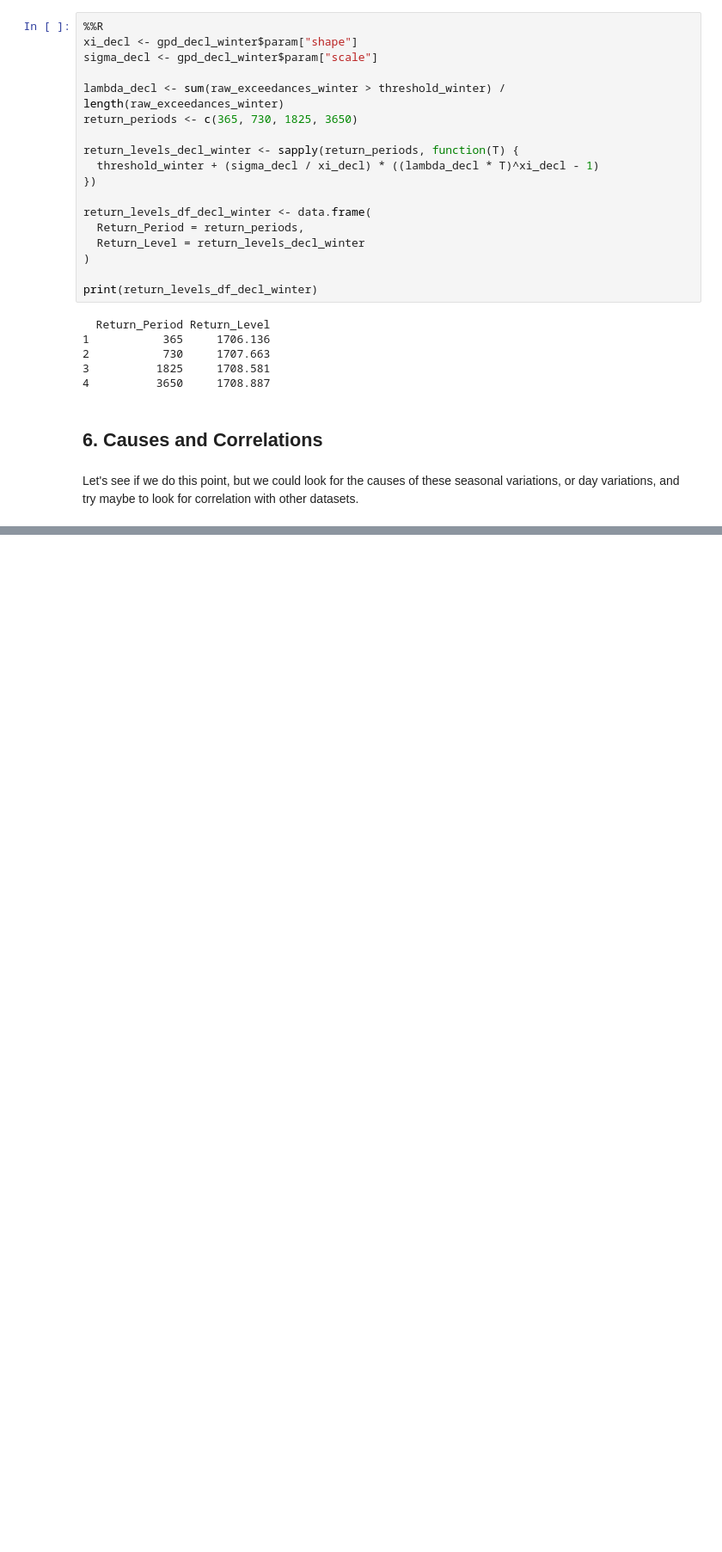
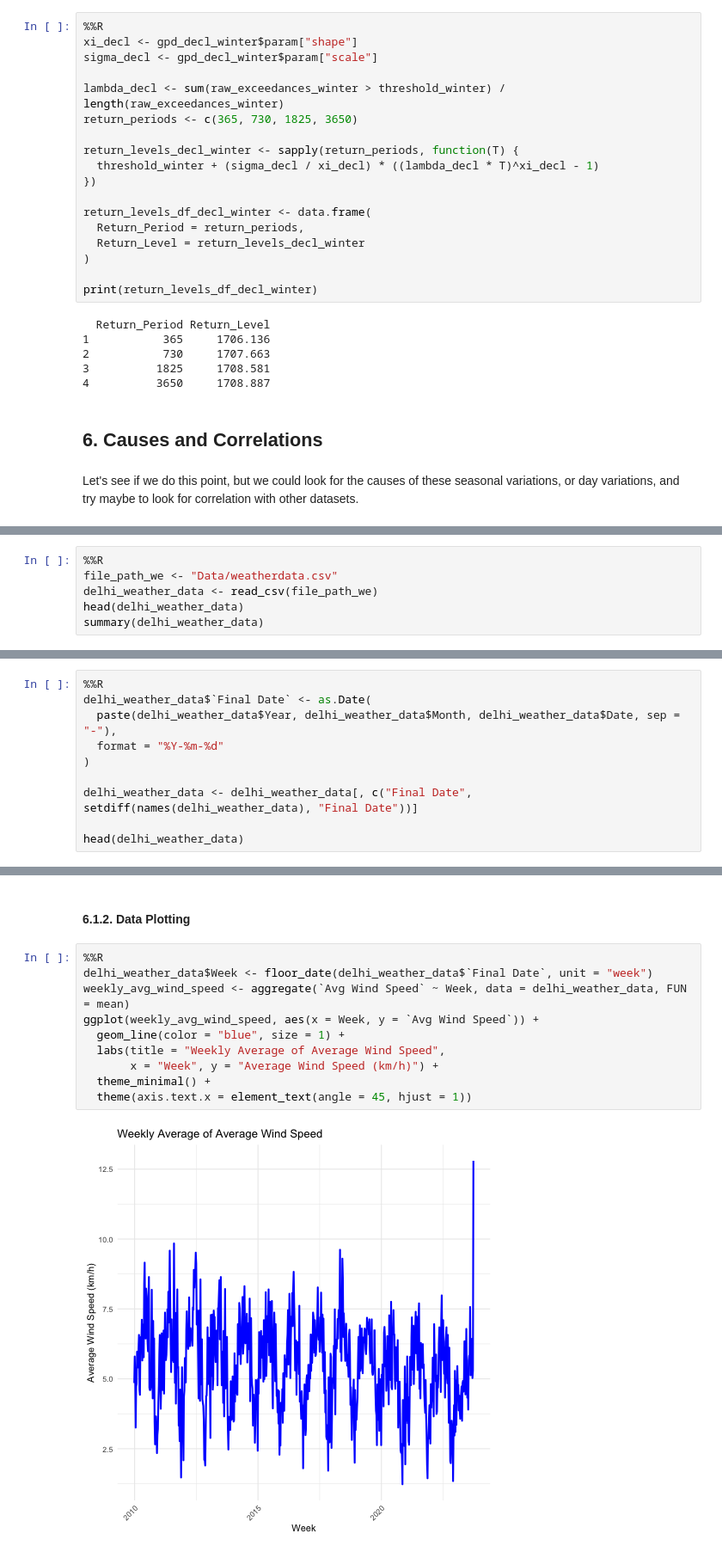
Before and after one commit to FernandaCladera/RiskAnalytics, a Jupyter notebook: Practical3.ipynb, the cells around one changed output, grey strips where cells are left out. Shown at 86% size. Saved outputs shown, nothing was run; the diff lists cells and outputs as text; blank space fills up the shorter version.

```diff
--- a/Practical3.ipynb
+++ b/Practical3.ipynb
@@ -2043,0 +2046,6 @@ Let's see if we do this point, but we could look for the causes of these seasona
+# %%
+%%R
+file_path_we <- "Data/weatherdata.csv"
+delhi_weather_data <- read_csv(file_path_we)
+head(delhi_weather_data)
+summary(delhi_weather_data)
@@ -2043,0 +2094,10 @@ Let's see if we do this point, but we could look for the causes of these seasona
+# %%
+%%R
+delhi_weather_data$`Final Date` <- as.Date(
+  paste(delhi_weather_data$Year, delhi_weather_data$Month, delhi_weather_data$Date, sep = "-"),
+  format = "%Y-%m-%d"
+)
+
+delhi_weather_data <- delhi_weather_data[, c("Final Date", setdiff(names(delhi_weather_data), "Final Date"))]
+
+head(delhi_weather_data)
@@ -2043,0 +2153,14 @@ Let's see if we do this point, but we could look for the causes of these seasona
+# %% [markdown]
+#### 6.1.2. Data Plotting
+# %%
+%%R
+delhi_weather_data$Week <- floor_date(delhi_weather_data$`Final Date`, unit = "week")
+weekly_avg_wind_speed <- aggregate(`Avg Wind Speed` ~ Week, data = delhi_weather_data, FUN = mean)
+ggplot(weekly_avg_wind_speed, aes(x = Week, y = `Avg Wind Speed`)) +
+  geom_line(color = "blue", size = 1) +
+  labs(title = "Weekly Average of Average Wind Speed",
+       x = "Week", y = "Average Wind Speed (km/h)") +
+  theme_minimal() +
+  theme(axis.text.x = element_text(angle = 45, hjust = 1))
+# %% [output]
+[figure, added]
```
Also changed, not shown: parts of 70 cells of this notebook.
